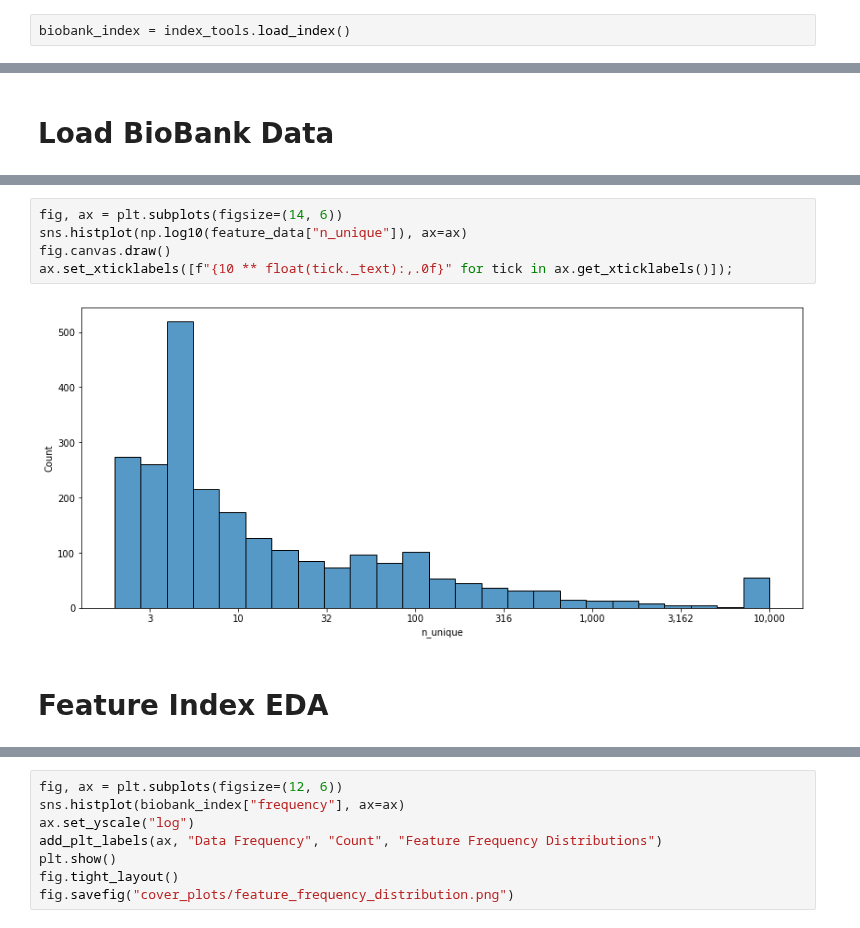
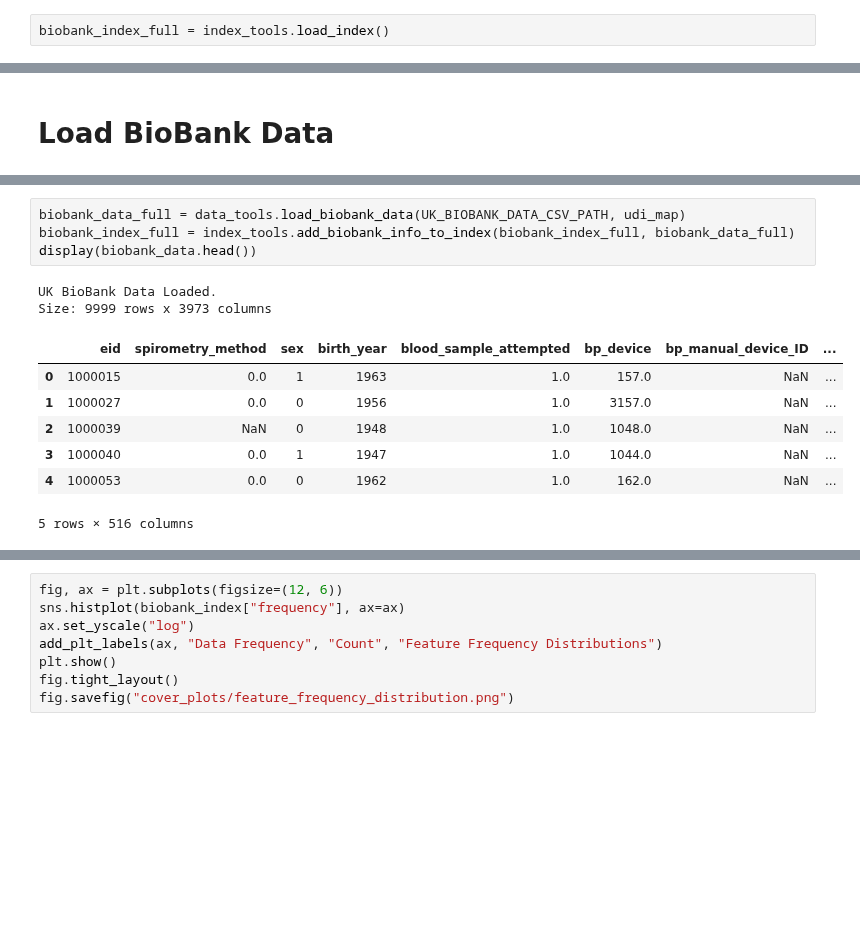
Before and after one commit to cole-khamnei/HLA_genotyping_associations, a Jupyter notebook: biobank_EDA.ipynb, the cells around one changed output, grey strips where cells are left out. Drawn from its saved outputs; the diff is of its cells as text; blank space fills up the shorter version.

```diff
--- a/uk_biobank_EDA.ipynb
+++ b/biobank_EDA.ipynb
@@ -27,5 +29,5 @@ UK_BIOBANK_DATA_CSV_PATH = constants.UK_BIOBANK_DEV_DATA_CSV if DEV_MODE else co
 # %% [markdown]
 # Data Index
 # %%
-biobank_index = index_tools.load_index()
+biobank_index_full = index_tools.load_index()
 # %%
@@ -116,9 +45,14 @@ biobank_index.groupby(by="data_type").count()
-# %%
-fig, ax = plt.subplots(figsize=(14, 6))
-sns.histplot(np.log10(feature_data["n_unique"]), ax=ax)
-fig.canvas.draw()
-ax.set_xticklabels([f"{10 ** float(tick._text):,.0f}" for tick in ax.get_xticklabels()]);
-# %% [output]
-[figure, removed]
-# %% [markdown]
-# Feature Index EDA
+# %%
+biobank_data_full = data_tools.load_biobank_data(UK_BIOBANK_DATA_CSV_PATH, udi_map)
+biobank_index_full = index_tools.add_biobank_info_to_index(biobank_index_full, biobank_data_full)
+display(biobank_data.head())
+# %% [output]
+UK BioBank Data Loaded.
+Size: 9999 rows x 3973 columns
+|  | eid | spirometry_method | sex | birth_year | blood_sample_attempted | bp_device | bp_manual_device_ID | ... |
+| 0 | 1000015 | 0.0 | 1 | 1963 | 1.0 | 157.0 | NaN | ... |
+| 1 | 1000027 | 0.0 | 0 | 1956 | 1.0 | 3157.0 | NaN | ... |
+| 2 | 1000039 | NaN | 0 | 1948 | 1.0 | 1048.0 | NaN | ... |
+| 3 | 1000040 | 0.0 | 1 | 1947 | 1.0 | 1044.0 | NaN | ... |
+| 4 | 1000053 | 0.0 | 0 | 1962 | 1.0 | 162.0 | NaN | ... |
+5 rows × 516 columns
```
Also changed, not shown: parts of 22 cells of this notebook, 2 other files.
